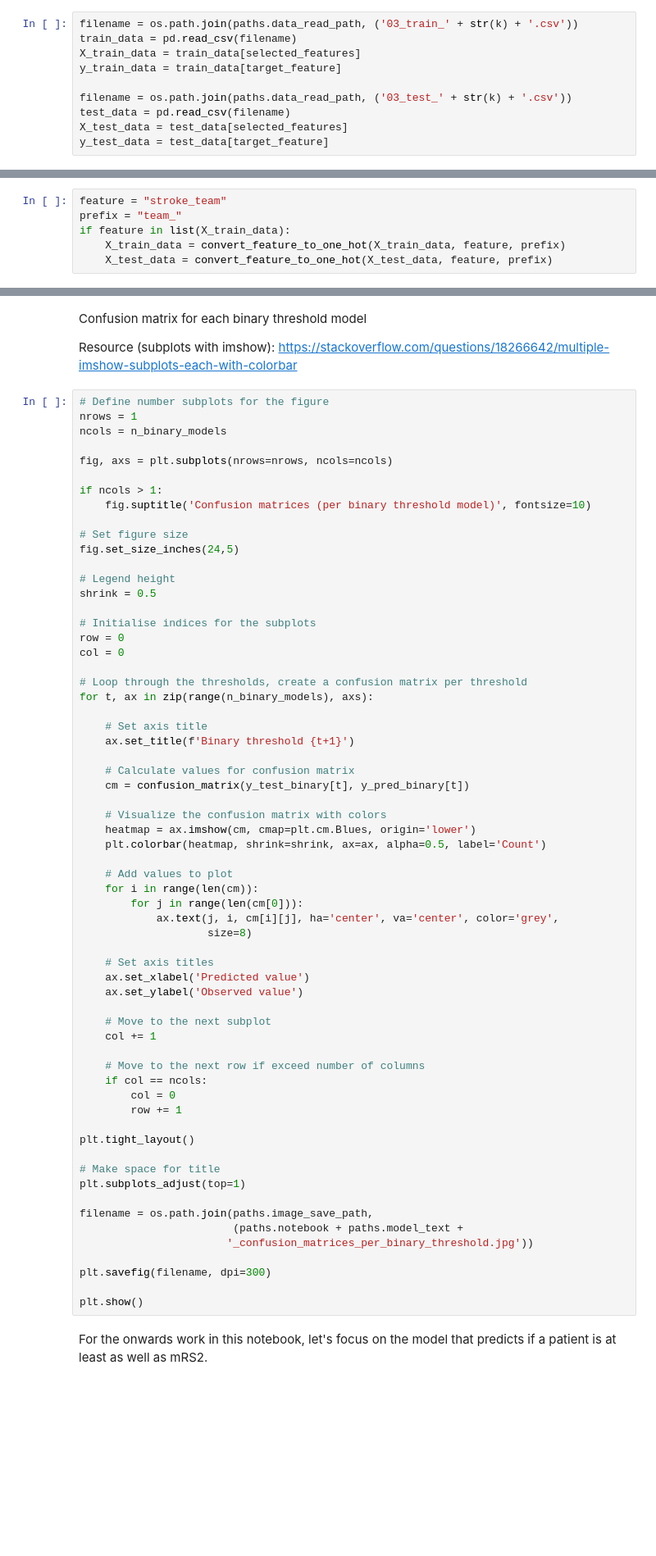
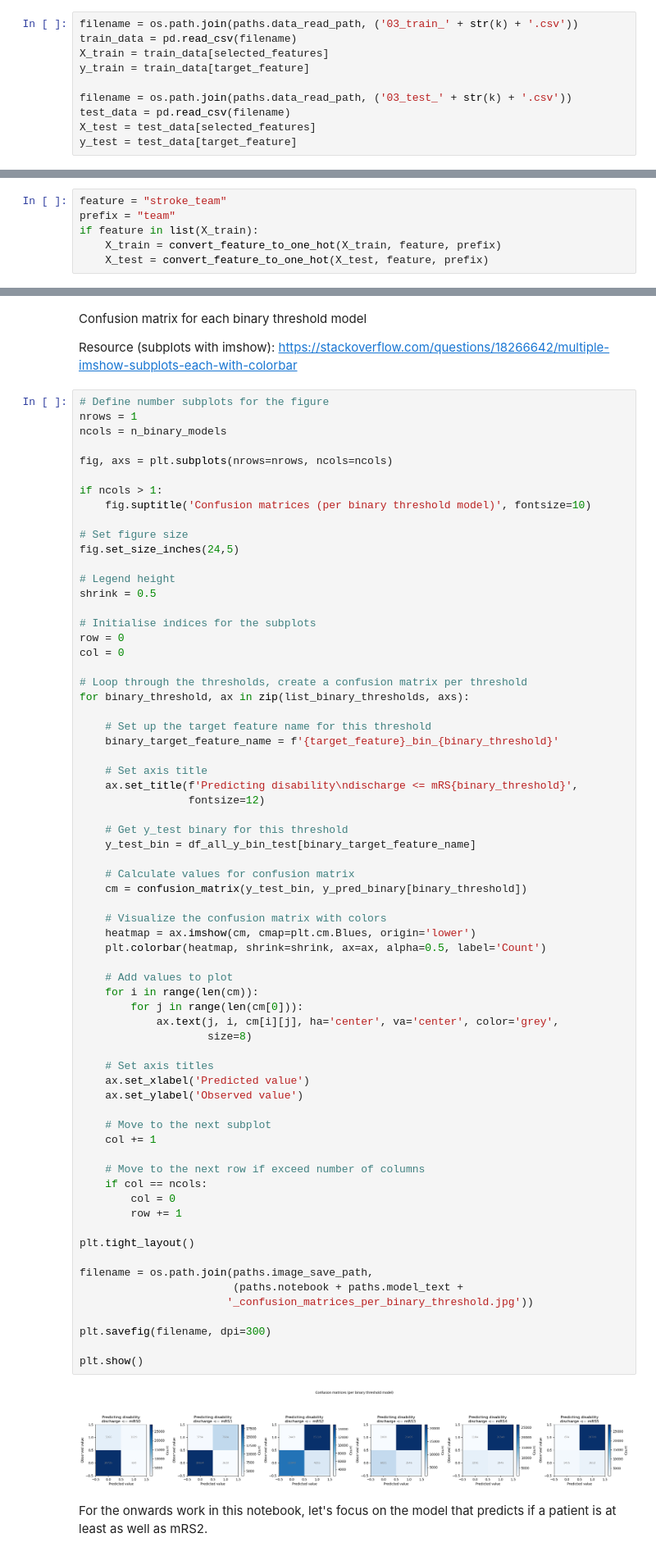
Before and after one commit to samuel-book/stroke_outcome_ml, a Jupyter notebook: xgb_7_features/080_xgb_1fold_7_features_binary_thresholds.ipynb, the cells around one changed output, grey strips where cells are left out. Shown at 82% size. Drawn from its saved outputs; the diff is of its cells as text; blank space fills up the shorter version.

```diff
--- a/xgb_7_features/080_xgb_1fold_7_features_binary_thresholds.ipynb
+++ b/xgb_7_features/080_xgb_1fold_7_features_binary_thresholds.ipynb
@@ -132,13 +132,13 @@ Extract the features for the model.
 # %%
 filename = os.path.join(paths.data_read_path, ('03_train_' + str(k) + '.csv'))
 train_data = pd.read_csv(filename)
-X_train_data = train_data[selected_features]
-y_train_data = train_data[target_feature]
+X_train = train_data[selected_features]
+y_train = train_data[target_feature]
 
 filename = os.path.join(paths.data_read_path, ('03_test_' + str(k) + '.csv'))
 test_data = pd.read_csv(filename)
-X_test_data = test_data[selected_features]
-y_test_data = test_data[target_feature]
+X_test = test_data[selected_features]
+y_test = test_data[target_feature]
 # %% [markdown]
 ### One hot the categorical features
 
@@ -175,10 +175,10 @@ train_stroke_team = X_train_data["stroke_team"].values
 For both train and test dataset, convert "stroke_team" feature to one hot encoded.
 # %%
 feature = "stroke_team"
-prefix = "team_"
-if feature in list(X_train_data):
-    X_train_data = convert_feature_to_one_hot(X_train_data, feature, prefix)
-    X_test_data = convert_feature_to_one_hot(X_test_data, feature, prefix)
+prefix = "team"
+if feature in list(X_train):
+    X_train = convert_feature_to_one_hot(X_train, feature, prefix)
+    X_test = convert_feature_to_one_hot(X_test, feature, prefix)
 # %% [markdown]
 Feature names with one hot encoding
 # %%
@@ -434,47 +491,53 @@ row = 0
 col = 0
 
 # Loop through the thresholds, create a confusion matrix per threshold
-for t, ax in zip(range(n_binary_models), axs):
+for binary_threshold, ax in zip(list_binary_thresholds, axs):
+
+    # Set up the target feature name for this threshold
+    binary_target_feature_name = f'{target_feature}_bin_{binary_threshold}'
 
     # Set axis title
-    ax.set_title(f'Binary threshold {t+1}')
+    ax.set_title(f'Predicting disability\ndischarge <= mRS{binary_threshold}',
+                 fontsize=12)
+
+    # Get y_test binary for this threshold
+    y_test_bin = df_all_y_bin_test[binary_target_feature_name]
 
     # Calculate values for confusion matrix
-    cm = confusion_matrix(y_test_binary[t], y_pred_binary[t])
+    cm = confusion_matrix(y_test_bin, y_pred_binary[binary_threshold])
 
     # Visualize the confusion matrix with colors
     heatmap = ax.imshow(cm, cmap=plt.cm.Blues, origin='lower')
     plt.colorbar(heatmap, shrink=shrink, ax=ax, alpha=0.5, label='Count')
 
     # Add values to plot
     for i in range(len(cm)):
         for j in range(len(cm[0])):
             ax.text(j, i, cm[i][j], ha='center', va='center', color='grey',
                     size=8)
 
     # Set axis titles
     ax.set_xlabel('Predicted value')
     ax.set_ylabel('Observed value')
 
     # Move to the next subplot
     col += 1
 
     # Move to the next row if exceed number of columns
     if col == ncols:
         col = 0
         row += 1
 
 plt.tight_layout()
 
-# Make space for title
-plt.subplots_adjust(top=1)
-
 filename = os.path.join(paths.image_save_path,
                         (paths.notebook + paths.model_text +
                        '_confusion_matrices_per_binary_threshold.jpg'))
 
 plt.savefig(filename, dpi=300)
 
 plt.show()
+# %% [output]
+[figure, added]
 # %% [markdown]
 For the onwards work in this notebook, let's focus on the model that predicts if a patient is at least as well as mRS2.
```
Also changed, not shown: parts of 34 cells of this notebook.
